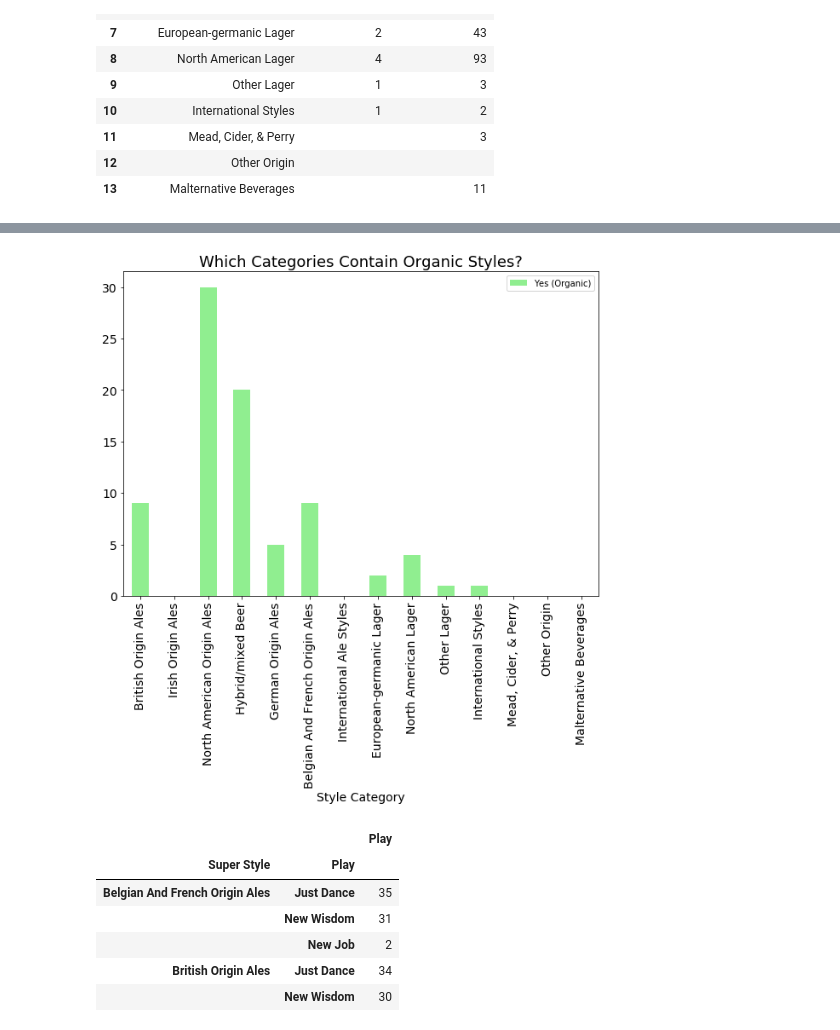
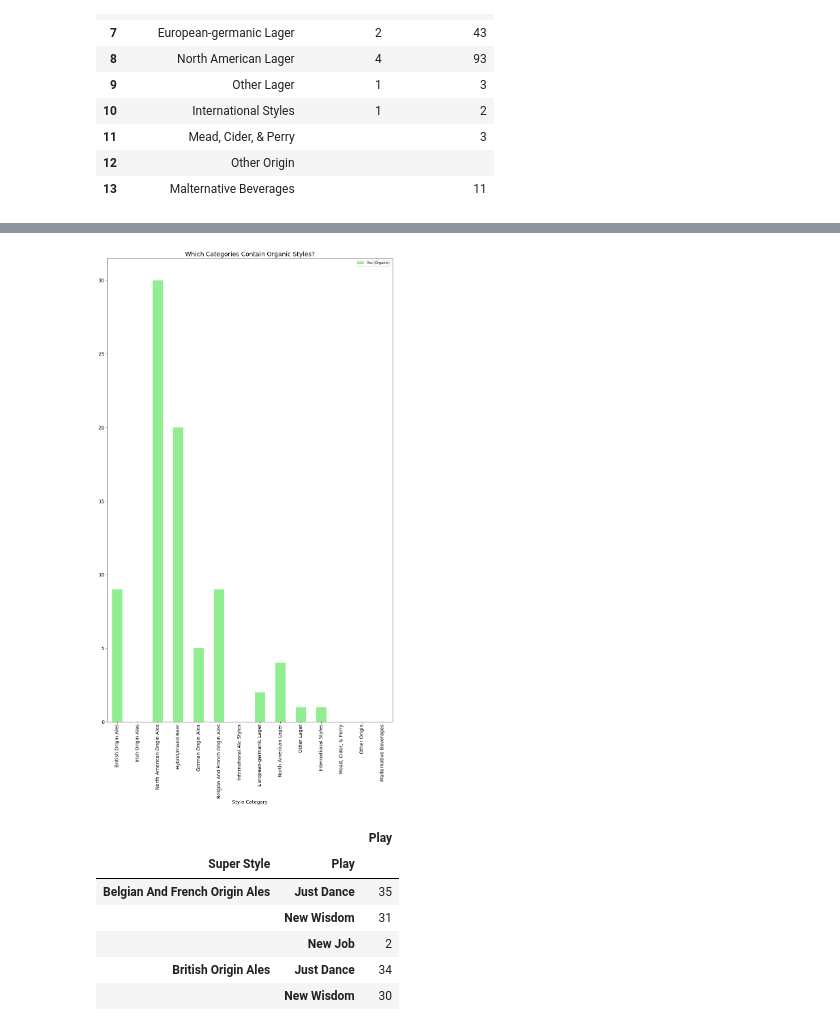
Before and after one commit to sponre01/project-one, a Jupyter notebook: Starter_Code_ML.ipynb, the cells around one changed output, grey strips where cells are left out. Saved outputs shown, nothing was run; the diff lists cells and outputs as text; code cells hidden in the pictures.

```diff
--- a/Starter_Code_ML.ipynb
+++ b/Starter_Code_ML.ipynb
@@ -319,17 +319,17 @@ plt.show()
 # %%
 organic_df.plot(x="Super Style", y=["Yes (Organic)"], kind="bar",
                 color=['lightgreen'],
-                figsize=(10,7),
+                figsize=(15,25),
                 fontsize=14)
 
 plt.title("Which Categories Contain Organic Styles?",fontsize=18)
 plt.xlabel("Style Category",fontsize=14)
 
-plt.savefig("data/organic_only_bar.png")
+plt.savefig("Images/organic_only_bar.png")
 
 plt.show()
 # %% [output]
-[figure, old version]
+[figure, new version]
 # %%
 play = super_df["Play"].value_counts()
 play
```
Also changed, not shown: parts of 2 cells of this notebook, 1 other file.
